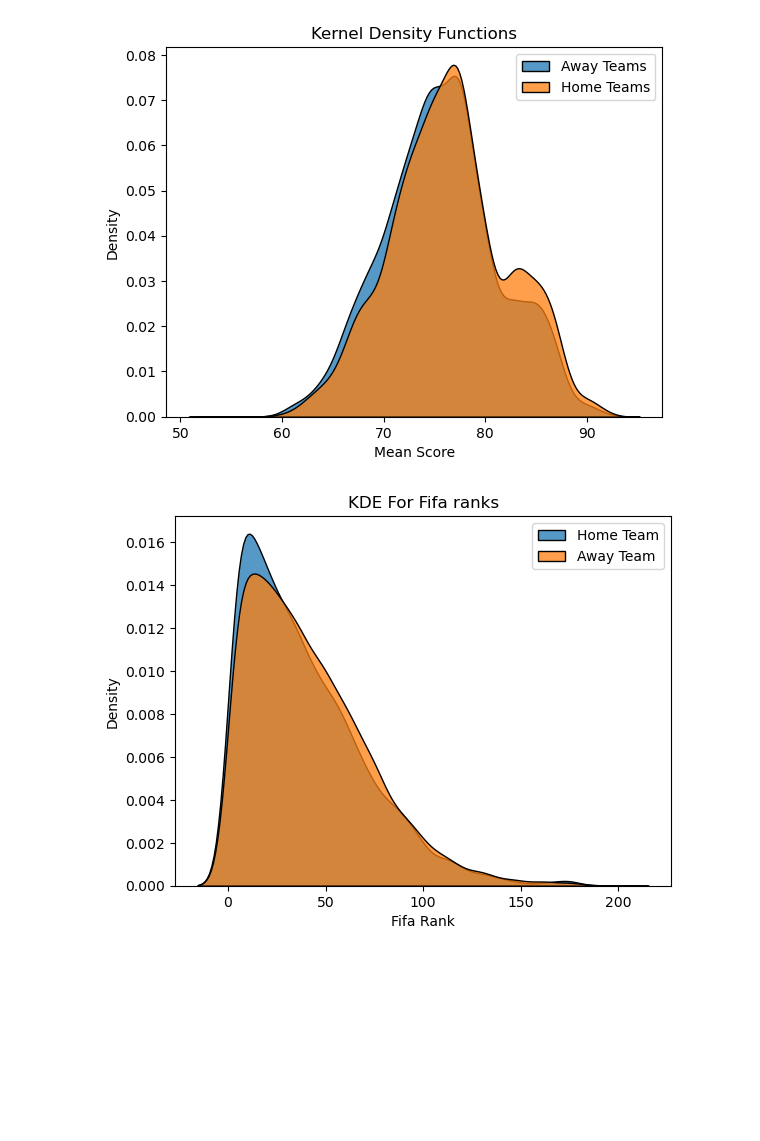
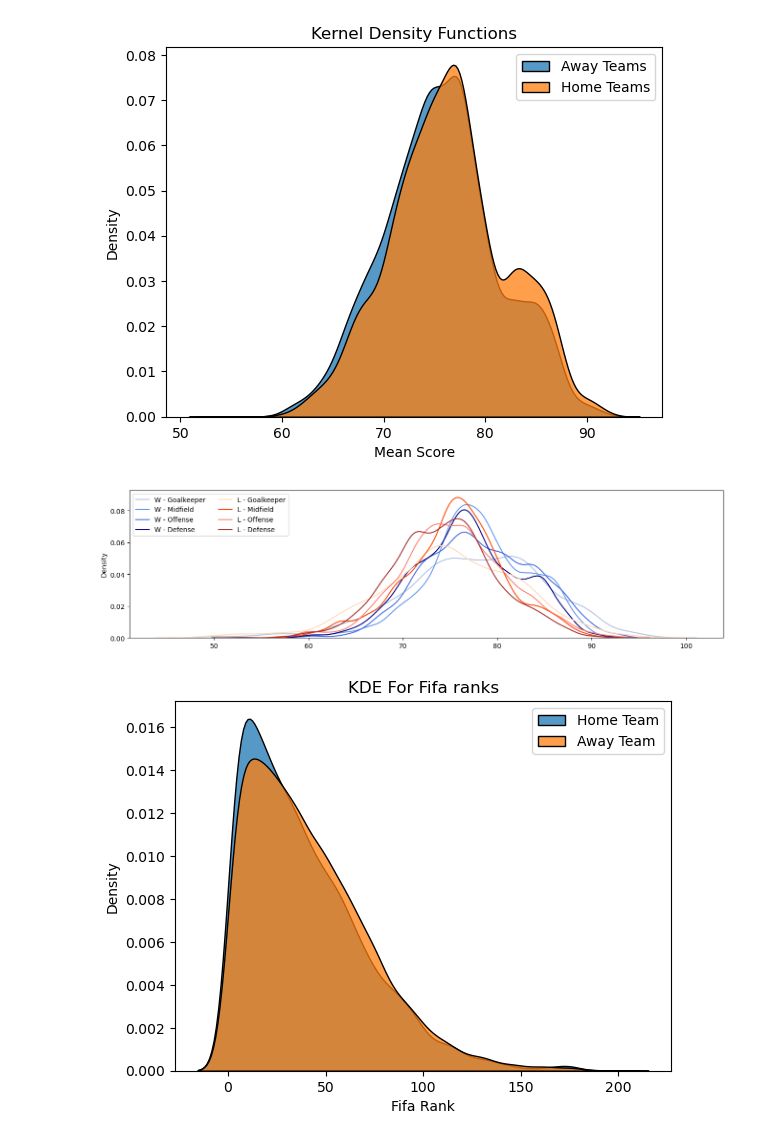
Before and after one commit to rasensiod/ML_Qatar22, a Jupyter notebook: MLProject_vMASTER.ipynb, the cells around one changed output. Cells and saved outputs as stored; diff of their text form; code cells hidden in the pictures; blank space fills up the shorter version.

```diff
--- a/MLProject_vMASTER.ipynb
+++ b/MLProject_vMASTER.ipynb
@@ -235,6 +235,57 @@ plt.legend()
 plt.show()
 # %% [output]
 [figure]
+# %%
+plt.figure(figsize=(16,4))
+
+wins_gk = np.where(data_kde['home_team_result']=='Win',
+                   data_kde['home_team_goalkeeper_score'],
+                   data_kde['away_team_goalkeeper_score'])
+wins_of = np.where(data_kde['home_team_result']=='Win',
+                   data_kde['home_team_mean_offense_score'],
+                   data_kde['away_team_mean_offense_score'])
+wins_df = np.where(data_kde['home_team_result']=='Win',
+                   data_kde['home_team_mean_defense_score'],
+                   data_kde['away_team_mean_defense_score'])
+wins_mf = np.where(data_kde['home_team_result']=='Win',
+                   data_kde['home_team_mean_midfield_score'],
+                   data_kde['away_team_mean_midfield_score'])
+wins_av = np.where(data_kde['home_team_result']=='Win',
+                   data_kde['mean_home'],
+                   data_kde['mean_away'])
+
+lose_gk = np.where(data_kde['home_team_result']=='Lose',
+                   data_kde['home_team_goalkeeper_score'],
+                   data_kde['away_team_goalkeeper_score'])
+lose_of = np.where(data_kde['home_team_result']=='Lose',
+                   data_kde['home_team_mean_offense_score'],
+                   data_kde['away_team_mean_offense_score'])
+lose_df = np.where(data_kde['home_team_result']=='Lose',
+                   data_kde['home_team_mean_defense_score'],
+                   data_kde['away_team_mean_defense_score'])
+lose_mf = np.where(data_kde['home_team_result']=='Lose',
+                   data_kde['home_team_mean_midfield_score'],
+                   data_kde['away_team_mean_midfield_score'])
+lose_av = np.where(data_kde['home_team_result']=='Lose',
+                   data_kde['mean_home'],
+                   data_kde['mean_away'])
+
+
+
+
+kdeplot(data=data_kde, x=wins_gk, label='W - Goalkeeper', color='lightsteelblue')
+kdeplot(data=data_kde, x=wins_mf, label='W - Midfield', color='cornflowerblue')
+kdeplot(data=data_kde, x=wins_of, label='W - Offense', color='royalblue')
+kdeplot(data=data_kde, x=wins_df, label='W - Defense', color='navy')
+kdeplot(data=data_kde, x=lose_gk, label='L - Goalkeeper', color='peachpuff')
+kdeplot(data=data_kde, x=lose_mf, label='L - Midfield', color='orangered')
+kdeplot(data=data_kde, x=lose_of, label='L - Offense', color='salmon')
+kdeplot(data=data_kde, x=lose_df, label='L - Defense', color='brown')
+
+plt.legend(ncol=2,loc='upper left')
+plt.show()
+# %% [output]
+[figure, added]
 # %%
 # Distribution plots for other features
 # FIFA Ranks
```
Also changed, not shown: parts of 17 cells of this notebook, 5 other files.
